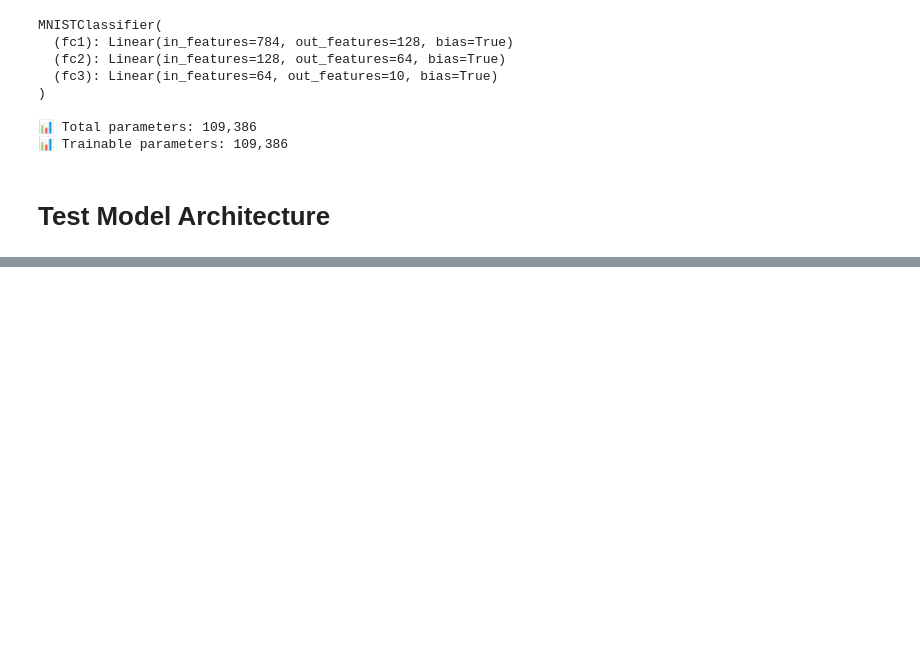
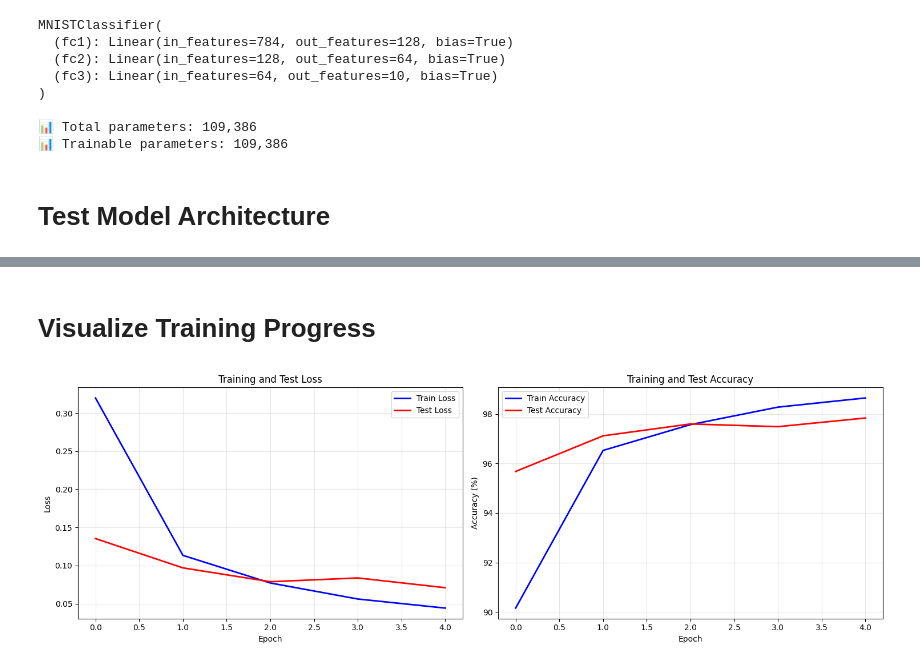
Before and after one commit to LekaLakshmi/Artificial-intelligence, a Jupyter notebook: Deep_learning_lab_2.ipynb, the cells around one changed output, grey strips where cells are left out. Drawn from its saved outputs; the diff is of its cells as text; code cells hidden in the pictures; blank space fills up the shorter version.

```diff
--- a/Deep_learning_lab_2.ipynb
+++ b/Deep_learning_lab_2.ipynb
@@ -773,0 +785,14 @@ Digit 9: 9.84%
+# %%
+# we are suing cross entropy as loss function
+criterion = nn.CrossEntropyLoss()
+
+# we can try with two optimizer SGD or Adam
+# Option 1: SGD with momentum
+optimizer = torch.optim.SGD(model.parameters(), lr=0.01, momentum=0.9)
+
+# Option 2: Adam (often works better)
+# optimizer = torch.optim.Adam(model.parameters(), lr=0.001)
+
+print("✅ Loss function: CrossEntropyLoss")
+print(f"✅ Optimizer: {optimizer.__class__.__name__}")
+print(f"✅ Learning rate: {optimizer.param_groups[0]['lr']}")
@@ -773,0 +997,28 @@ Digit 9: 9.84%
+# %% [markdown]
+# Visualize Training Progress
+# %%
+# Plot training curves
+fig, (ax1, ax2) = plt.subplots(1, 2, figsize=(15, 5))
+
+# Loss plot
+ax1.plot(train_losses, 'b-', label='Train Loss', linewidth=2)
+ax1.plot(test_losses, 'r-', label='Test Loss', linewidth=2)
+ax1.set_xlabel('Epoch')
+ax1.set_ylabel('Loss')
+ax1.set_title('Training and Test Loss')
+ax1.legend()
+ax1.grid(True, alpha=0.3)
+
+# Accuracy plot
+ax2.plot(train_accs, 'b-', label='Train Accuracy', linewidth=2)
+ax2.plot(test_accs, 'r-', label='Test Accuracy', linewidth=2)
+ax2.set_xlabel('Epoch')
+ax2.set_ylabel('Accuracy (%)')
+ax2.set_title('Training and Test Accuracy')
+ax2.legend()
+ax2.grid(True, alpha=0.3)
+
+plt.tight_layout()
+plt.show()
+# %% [output]
+[figure, added]
```
Also changed, not shown: parts of 21 cells of this notebook.
